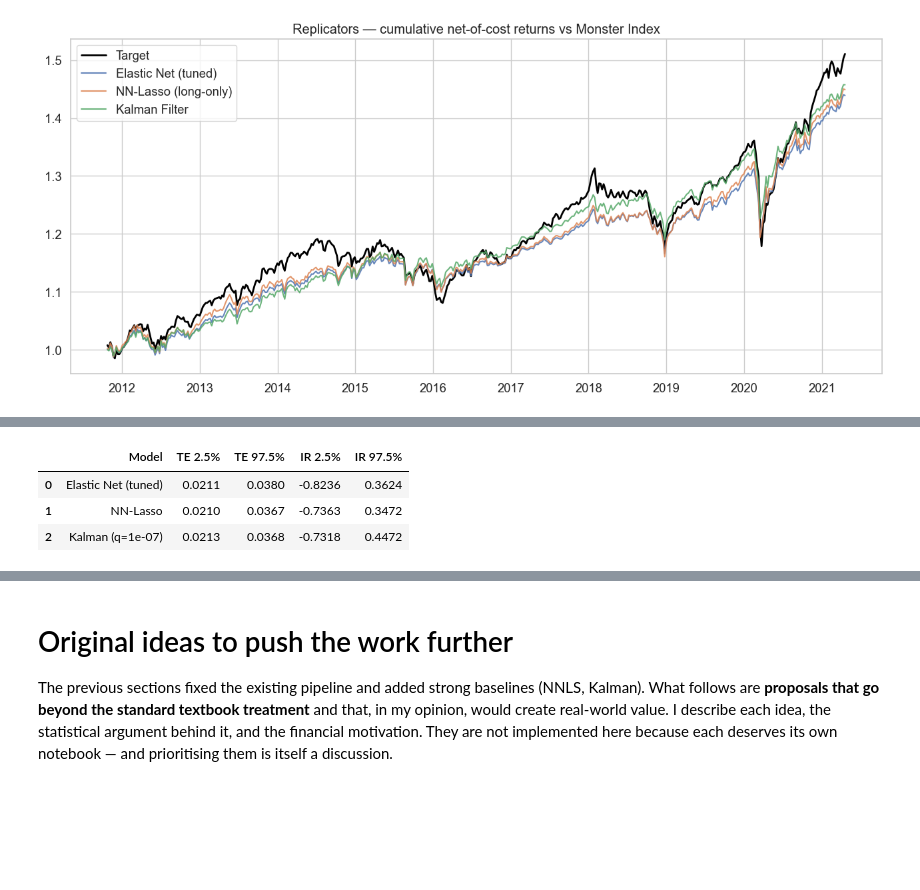
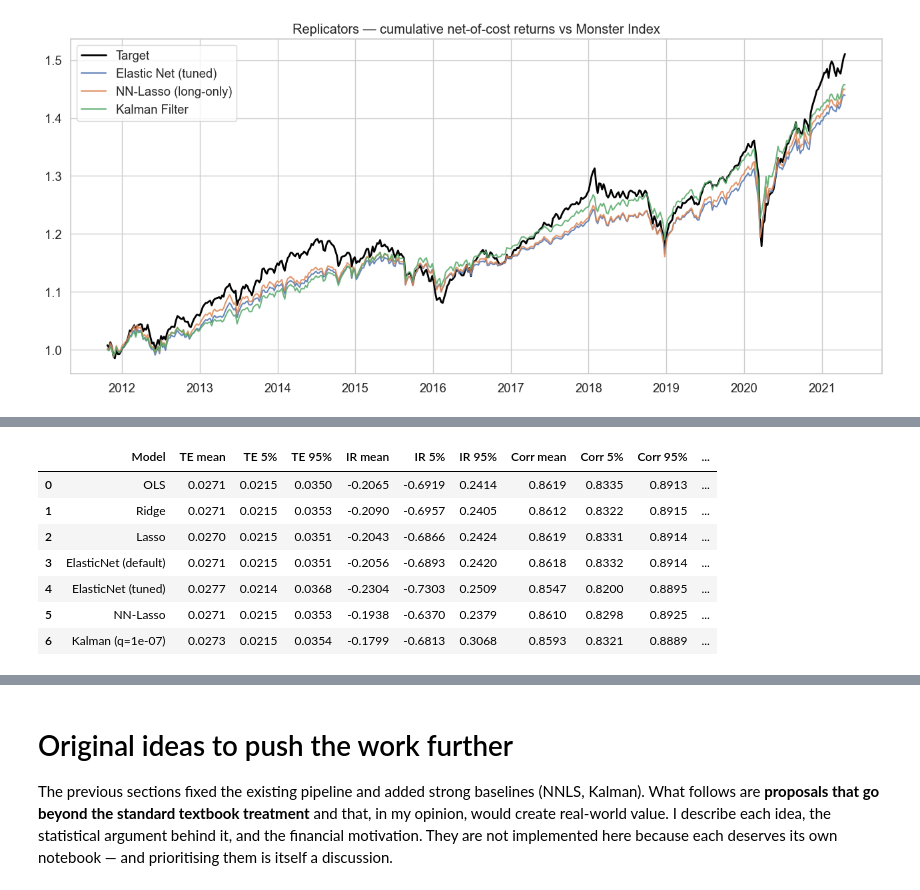
Before and after one commit to SimoneCerrone/FINTECH, a Jupyter notebook: assignment_3/Portfolio_ReplicaPoliMI_v3.ipynb, the cells around one changed output, grey strips where cells are left out. Saved outputs shown, nothing was run; the diff lists cells and outputs as text; code cells hidden in the pictures; blank space fills up the shorter version.

```diff
--- a/assignment_3/Portfolio_ReplicaPoliMI_v3.ipynb
+++ b/assignment_3/Portfolio_ReplicaPoliMI_v3.ipynb
@@ -1102,46 +1124,85 @@ confidence interval for both TE and net IR.
 # %%
 def stationary_bootstrap(s_target, s_replica, n_boot=500, mean_block=8, ann=52, seed=7):
     rng = np.random.default_rng(seed)
     n = len(s_target)
     idx_all = np.arange(n)
     p = 1.0 / mean_block
-    te_boot, ir_boot = [], []
+    te_boot, ir_boot, corr_boot, beta_boot = [], [], [], []
 
     for _ in range(n_boot):
         sample_idx = []
         i = rng.integers(0, n)
         while len(sample_idx) < n:
             sample_idx.append(idx_all[i % n])
             if rng.random() < p:
                 i = rng.integers(0, n)
             else:
                 i += 1
         sample_idx = np.array(sample_idx[:n])
-        diff = s_replica.values[sample_idx] - s_target.values[sample_idx]
+
+        y_b = s_target.values[sample_idx]
+        r_b = s_replica.values[sample_idx]
+        diff = r_b - y_b
+
         te = diff.std() * np.sqrt(ann)
         ir = diff.mean() * ann / te if te > 0 else np.nan
+
+        if y_b.std() > 0 and r_b.std() > 0:
+            corr = float(np.corrcoef(y_b, r_b)[0, 1])
+        else:
+            corr = np.nan
+
+        var_y = y_b.var()
+        beta = float(np.cov(r_b, y_b, ddof=0)[0, 1] / var_y) if var_y > 0 else np.nan
+
         te_boot.append(te); ir_boot.append(ir)
+        corr_boot.append(corr); beta_boot.append(beta)
+
+    def mean_and_ci(arr):
+        a = np.asarray(arr, dtype=float)
+        a = a[~np.isnan(a)]
+        return {
+            'mean': float(a.mean()),
+            'lo':   float(np.quantile(a, 0.05)),
+            'hi':   float(np.quantile(a, 0.95)),
+        }
 
     return {
-        'TE 95% CI': (np.quantile(te_boot, 0.025), np.quantile(te_boot, 0.975)),
-        'IR 95% CI': (np.quantile(ir_boot, 0.025), np.quantile(ir_boot, 0.975)),
+        'TE':   mean_and_ci(te_boot),
+        'IR':   mean_and_ci(ir_boot),
+        'Corr': mean_and_ci(corr_boot),
+        'Beta': mean_and_ci(beta_boot),
     }
 
+# Bootstrap CIs on every model in the comparison table — baselines included so we can
+# tell whether the Kalman / NNLS / tuned EN ranking is statistically meaningful or just
+# a single-realisation artefact.
+ci_models = [
+    ('OLS',                       baseline_results['OLS']),
+    ('Ridge',                     baseline_results['Ridge']),
+    ('Lasso',                     baseline_results['Lasso']),
+    ('ElasticNet (default)',      baseline_results['ElasticNet']),
+    ('ElasticNet (tuned)',        elnet_monthly),
+    ('NN-Lasso',                  nnls_result),
+    (f'Kalman (q={best_q:.0e})',  kalman_best),
+]
+
 ci_table = []
-for name, res in [('Elastic Net (tuned)', elnet_monthly),
-                  ('NN-Lasso',            nnls_result),
-                  (f'Kalman (q={best_q:.0e})', kalman_best)]:
+for name, res in ci_models:
     ci = stationary_bootstrap(res['target'], res['net_returns'])
-    ci_table.append({
-        'Model': name,
-        'TE 2.5%': ci['TE 95% CI'][0],
-        'TE 97.5%': ci['TE 95% CI'][1],
-        'IR 2.5%': ci['IR 95% CI'][0],
-        'IR 97.5%': ci['IR 95% CI'][1],
-    })
+    row = {'Model': name}
+    for metric in ('TE', 'IR', 'Corr', 'Beta'):
+        row[f'{metric} mean'] = ci[metric]['mean']
+        row[f'{metric} 5%']   = ci[metric]['lo']
+        row[f'{metric} 95%']  = ci[metric]['hi']
+    ci_table.append(row)
 display(pd.DataFrame(ci_table).round(4))
 # %% [output]
-|  | Model | TE 2.5% | TE 97.5% | IR 2.5% | IR 97.5% |
-| 0 | Elastic Net (tuned) | 0.0211 | 0.0380 | -0.8236 | 0.3624 |
-| 1 | NN-Lasso | 0.0210 | 0.0367 | -0.7363 | 0.3472 |
-| 2 | Kalman (q=1e-07) | 0.0213 | 0.0368 | -0.7318 | 0.4472 |
+|  | Model | TE mean | TE 5% | TE 95% | IR mean | IR 5% | IR 95% | Corr mean | Corr 5% | Corr 95% | ... |
+| 0 | OLS | 0.0271 | 0.0215 | 0.0350 | -0.2065 | -0.6919 | 0.2414 | 0.8619 | 0.8335 | 0.8913 | ... |
+| 1 | Ridge | 0.0271 | 0.0215 | 0.0353 | -0.2090 | -0.6957 | 0.2405 | 0.8612 | 0.8322 | 0.8915 | ... |
+| 2 | Lasso | 0.0270 | 0.0215 | 0.0351 | -0.2043 | -0.6866 | 0.2424 | 0.8619 | 0.8331 | 0.8914 | ... |
+| 3 | ElasticNet (default) | 0.0271 | 0.0215 | 0.0351 | -0.2056 | -0.6893 | 0.2420 | 0.8618 | 0.8332 | 0.8914 | ... |
+| 4 | ElasticNet (tuned) | 0.0277 | 0.0214 | 0.0368 | -0.2304 | -0.7303 | 0.2509 | 0.8547 | 0.8200 | 0.8895 | ... |
+| 5 | NN-Lasso | 0.0271 | 0.0215 | 0.0353 | -0.1938 | -0.6370 | 0.2379 | 0.8610 | 0.8298 | 0.8925 | ... |
+| 6 | Kalman (q=1e-07) | 0.0273 | 0.0215 | 0.0354 | -0.1799 | -0.6813 | 0.3068 | 0.8593 | 0.8321 | 0.8889 | ... |
```
Also changed, not shown: parts of 8 cells of this notebook.
